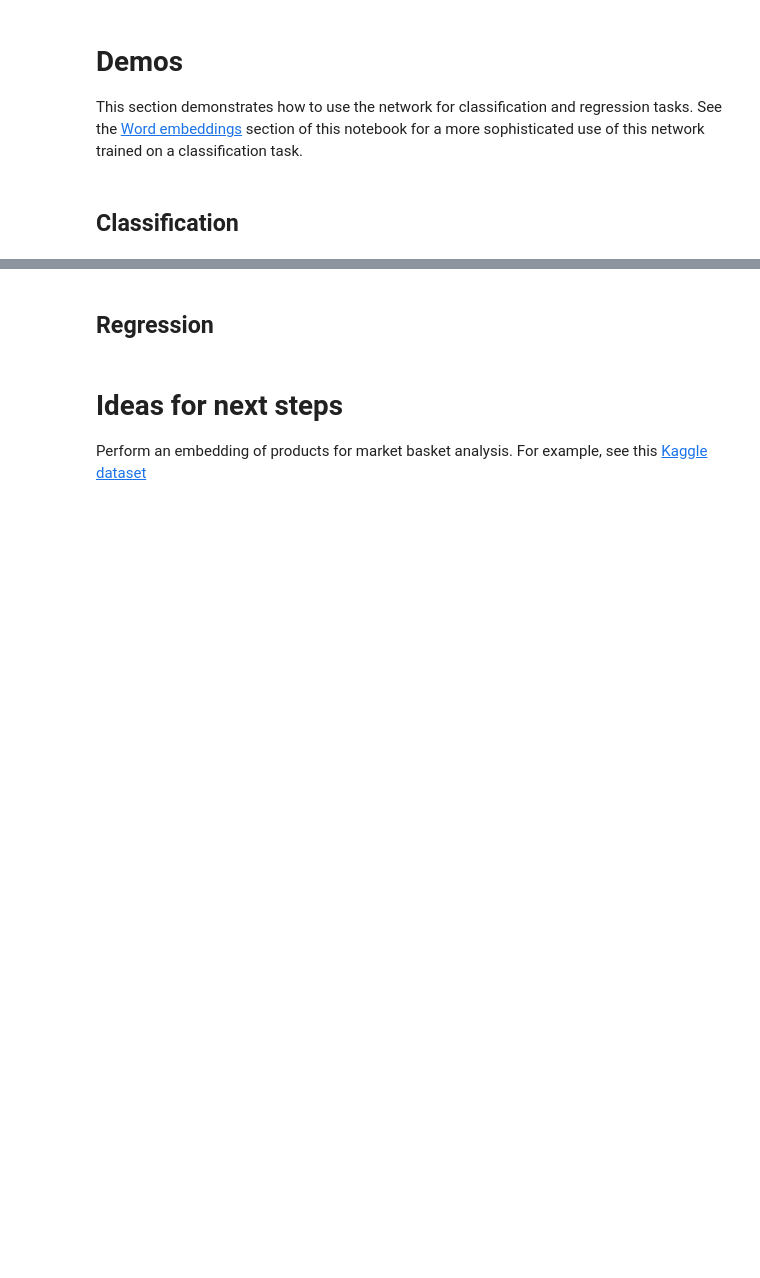
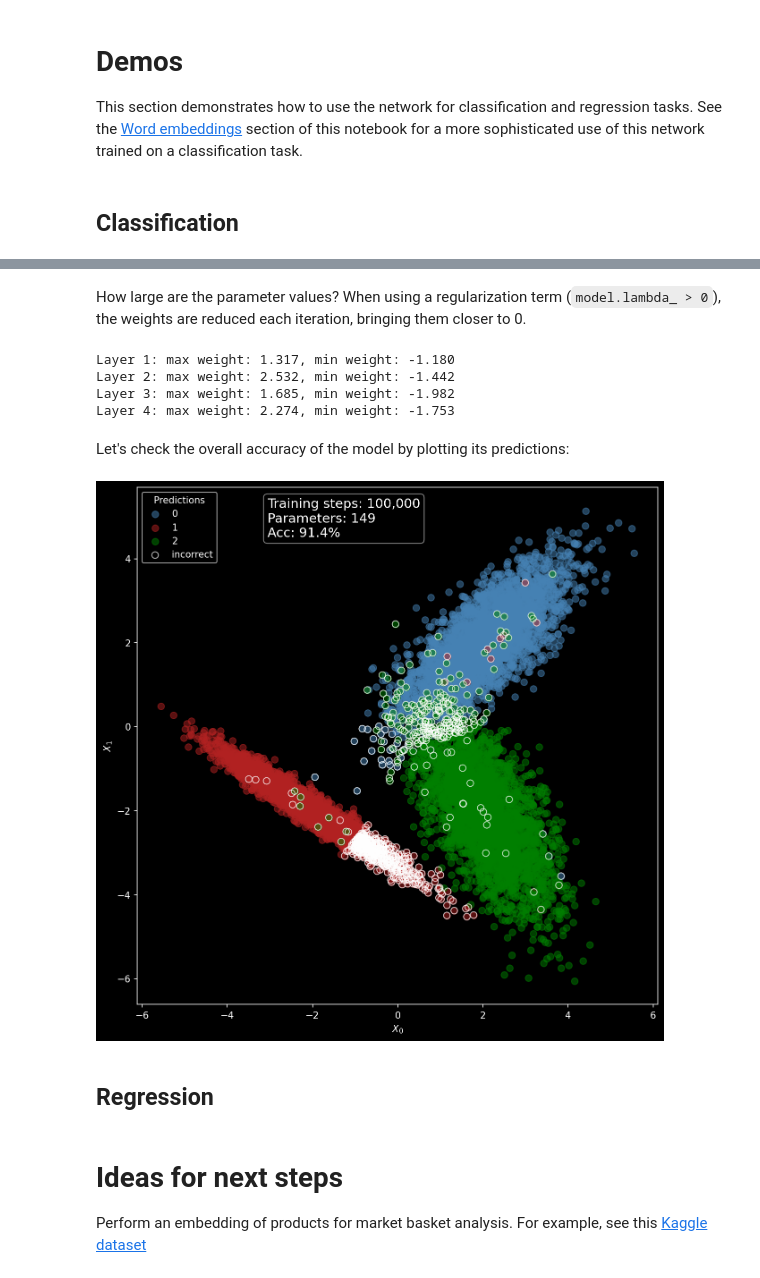
Before and after one commit to rparkr/ml-projects, a Jupyter notebook: neural_network_from_scratch.ipynb, the cells around one changed output, grey strips where cells are left out. Drawn from its saved outputs; the diff is of its cells as text; code cells hidden in the pictures; blank space fills up the shorter version.

```diff
--- a/neural_network_from_scratch.ipynb
+++ b/neural_network_from_scratch.ipynb
@@ -745,0 +781,15 @@ ValueError: operands could not be broadcast together with shapes (5,6) (5,7) (5,
+# %%
+y_hat = model.predict(X[:10])
+# print(f"Predictions:\n{y_hat}")
+# print(f"Targets:\n{y_target[:100]}")
+loss = cross_entropy_loss(y_hat, y_target[:10])
+print(f"Loss:\n{loss}")
+print('=' * 30)
+
+for n, layer in model.outputs.items():
+    if n > 0:
+        # print(f"Layer {n}, input:  {model.outputs[n-1]['activation'].shape}")
+        print(f"Layer {n}, params: {model.params[n].shape}")
+        print(f"Layer {n}, z:      {model.outputs[n]['z'].shape}")
+    print(f"Layer {n}, output: {layer['activation'].shape}")
+    print('-' * 25)
@@ -746,3 +867,55 @@ ValueError: operands could not be broadcast together with shapes (5,6) (5,7) (5,
+# %% [markdown]
+How large are the parameter values? When using a regularization term (`model.lambda_ > 0`), the weights are reduced each iteration, bringing them closer to 0.
+# %%
+for n, layer in model.params.items():
+    print(f"Layer {n}: max weight: {np.max(layer):,.3f}, min weight: {np.min(layer).round(3):,.3f}")
+# %% [output]
+Layer 1: max weight: 1.317, min weight: -1.180
+Layer 2: max weight: 2.532, min weight: -1.442
+Layer 3: max weight: 1.685, min weight: -1.982
+Layer 4: max weight: 2.274, min weight: -1.753
+# %% [markdown]
+Let's check the overall accuracy of the model by plotting its predictions:
+# %%
+# Predict a class for each sample
+y_hat = model.classify(X)
+
+fig, ax = plt.subplots(figsize=(10, 10), dpi=150)
+
+# Plot target values
+for n, color in zip(np.unique(y), ['steelblue', 'firebrick', 'green']):
+    ax.scatter(X[y==n, 0], X[y==n, 1], alpha=0.5, label=n, s=50, c=color)
+
+
+# Highlight incorrect predictions
+mask_incorrect = (y_hat != y)
+ax.scatter(X[mask_incorrect, 0], X[mask_incorrect, 1], label='incorrect',
+           edgecolor='white', s=50, facecolors='none', alpha=0.7)
+
+# Calculate accuracy and add a textbox with metrics
+# see: https://matplotlib.org/stable/gallery/text_labels_and_annotations/placing_text_boxes.html
+num_correct = np.sum(y_hat == y)
+acc = num_correct / y_hat.shape[0]  # the number of samples
+textstr = '\n'.join((
+        f"Training steps: {model.n_steps:,.0f}",
+        f"Parameters: {model.n_params}",
+        f"Acc: {acc:.1%}"
+    ))
+
+# these are matplotlib.patch.Patch properties
+props = dict(boxstyle='round', facecolor='black', alpha=0.5)
+
+# place a text box in upper left in axes coords
+ax.text(0.25, 0.98, textstr, transform=ax.transAxes, fontsize=14,
+        verticalalignment='top', bbox=props)
+
+# ax.set_title(f"Number of parameter updates: {model.n_steps}")
+ax.set_xlabel('$X_0$')
+ax.set_ylabel('$X_1$')
+ax.legend(title='Predictions')
+plt.show()
+# %% [output]
+[figure, added]
 # %% [markdown]
 ## Regression
 # %% [markdown]
```
Also changed, not shown: parts of 14 cells of this notebook.
